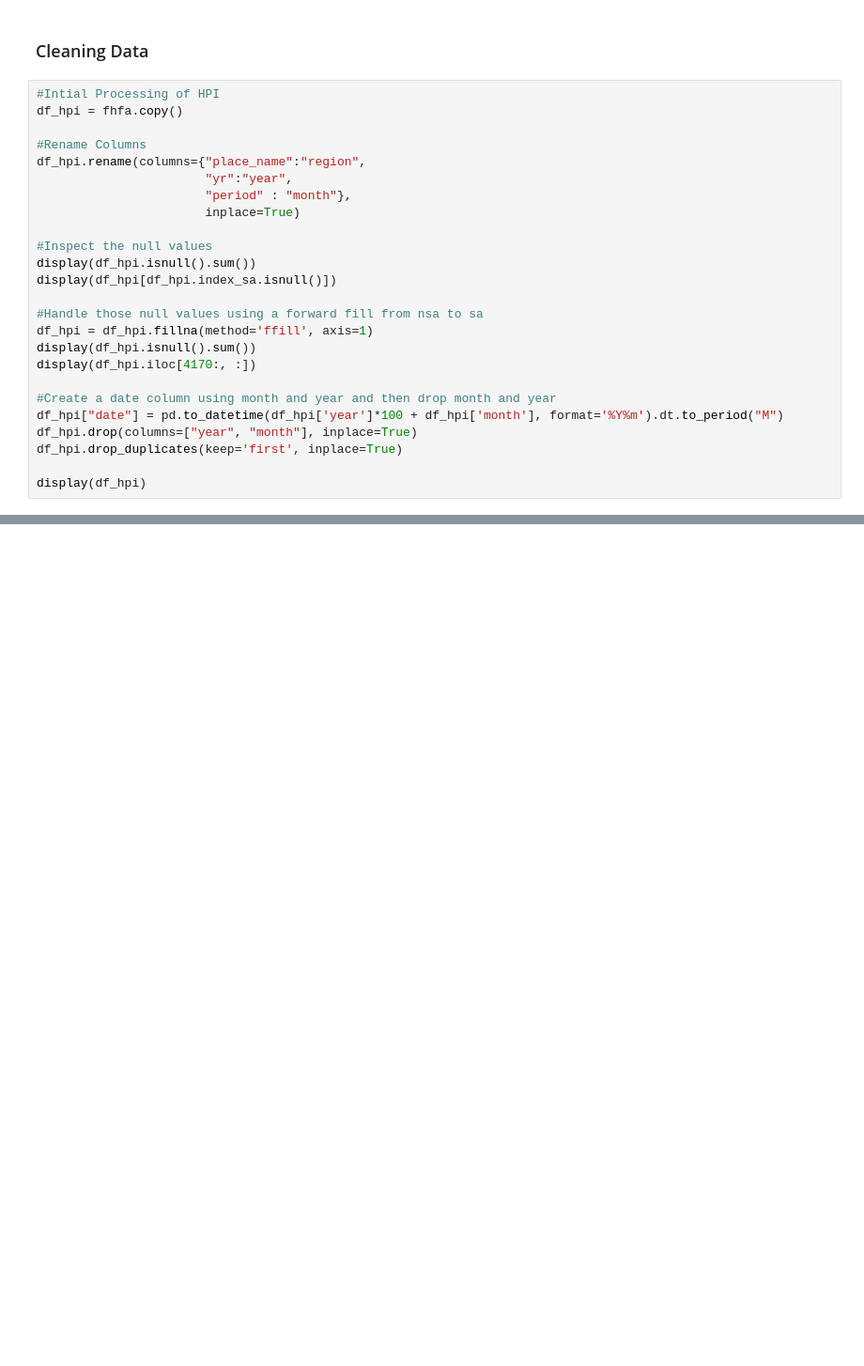
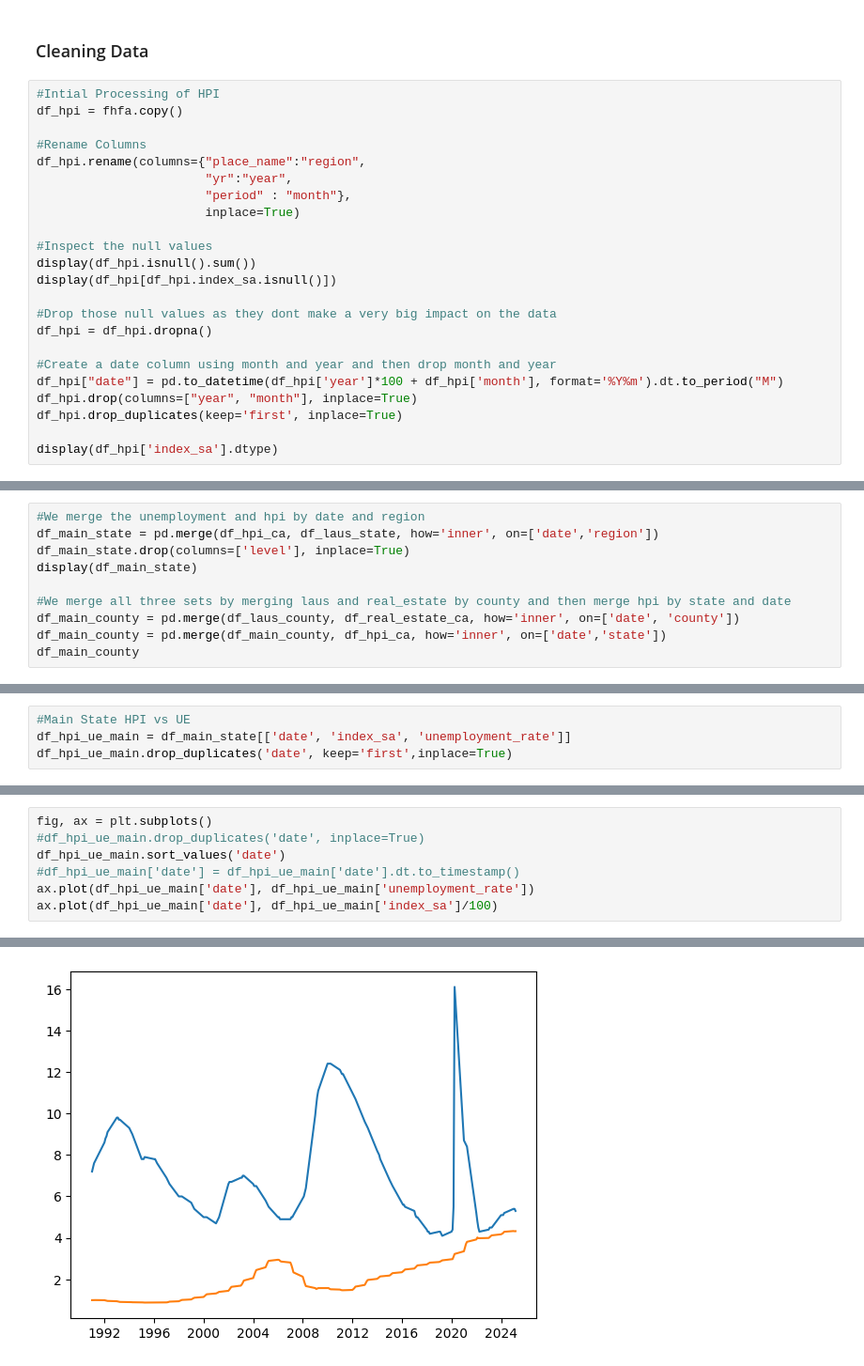
Before and after one commit to MouHuoZheDeRen/CS176Project, a Jupyter notebook: HousingEmploymentTrends.ipynb, the cells around one changed output, grey strips where cells are left out. Shown at 94% size. Cells and saved outputs as stored; diff of their text form; blank space fills up the shorter version.

```diff
--- a/HousingEmploymentTrends.ipynb
+++ b/HousingEmploymentTrends.ipynb
@@ -24,17 +24,15 @@ df_hpi.rename(columns={"place_name":"region",
 display(df_hpi.isnull().sum())
 display(df_hpi[df_hpi.index_sa.isnull()])
 
-#Handle those null values using a forward fill from nsa to sa
-df_hpi = df_hpi.fillna(method='ffill', axis=1)
-display(df_hpi.isnull().sum())
-display(df_hpi.iloc[4170:, :])
+#Drop those null values as they dont make a very big impact on the data
+df_hpi = df_hpi.dropna()
 
 #Create a date column using month and year and then drop month and year
 df_hpi["date"] = pd.to_datetime(df_hpi['year']*100 + df_hpi['month'], format='%Y%m').dt.to_period("M")
 df_hpi.drop(columns=["year", "month"], inplace=True)
 df_hpi.drop_duplicates(keep='first', inplace=True)
 
-display(df_hpi)
+display(df_hpi['index_sa'].dtype)
 # %% [output]
 hpi_type          0
 hpi_flavor        0
@@ -237,0 +318,10 @@ df_real_estate[df_real_estate['state'] == 'Unknown']
+# %%
+#We merge the unemployment and hpi by date and region
+df_main_state = pd.merge(df_hpi_ca, df_laus_state, how='inner', on=['date','region'])
+df_main_state.drop(columns=['level'], inplace=True)
+display(df_main_state)
+
+#We merge all three sets by merging laus and real_estate by county and then merge hpi by state and date
+df_main_county = pd.merge(df_laus_county, df_real_estate_ca, how='inner', on=['date', 'county'])
+df_main_county = pd.merge(df_main_county, df_hpi_ca, how='inner', on=['date','state'])
+df_main_county
@@ -237,0 +353,4 @@ df_real_estate[df_real_estate['state'] == 'Unknown']
+# %%
+#Main State HPI vs UE
+df_hpi_ue_main = df_main_state[['date', 'index_sa', 'unemployment_rate']]
+df_hpi_ue_main.drop_duplicates('date', keep='first',inplace=True)
@@ -237,0 +368,8 @@ df_real_estate[df_real_estate['state'] == 'Unknown']
+# %%
+fig, ax = plt.subplots()
+#df_hpi_ue_main.drop_duplicates('date', inplace=True)
+df_hpi_ue_main.sort_values('date')
+#df_hpi_ue_main['date'] = df_hpi_ue_main['date'].dt.to_timestamp()
+ax.plot(df_hpi_ue_main['date'], df_hpi_ue_main['unemployment_rate'])
+ax.plot(df_hpi_ue_main['date'], df_hpi_ue_main['index_sa']/100)
+# %% [output]
@@ -237,0 +377 @@ df_real_estate[df_real_estate['state'] == 'Unknown']
+[figure, added]
```
Also changed, not shown: parts of 13 cells of this notebook.
